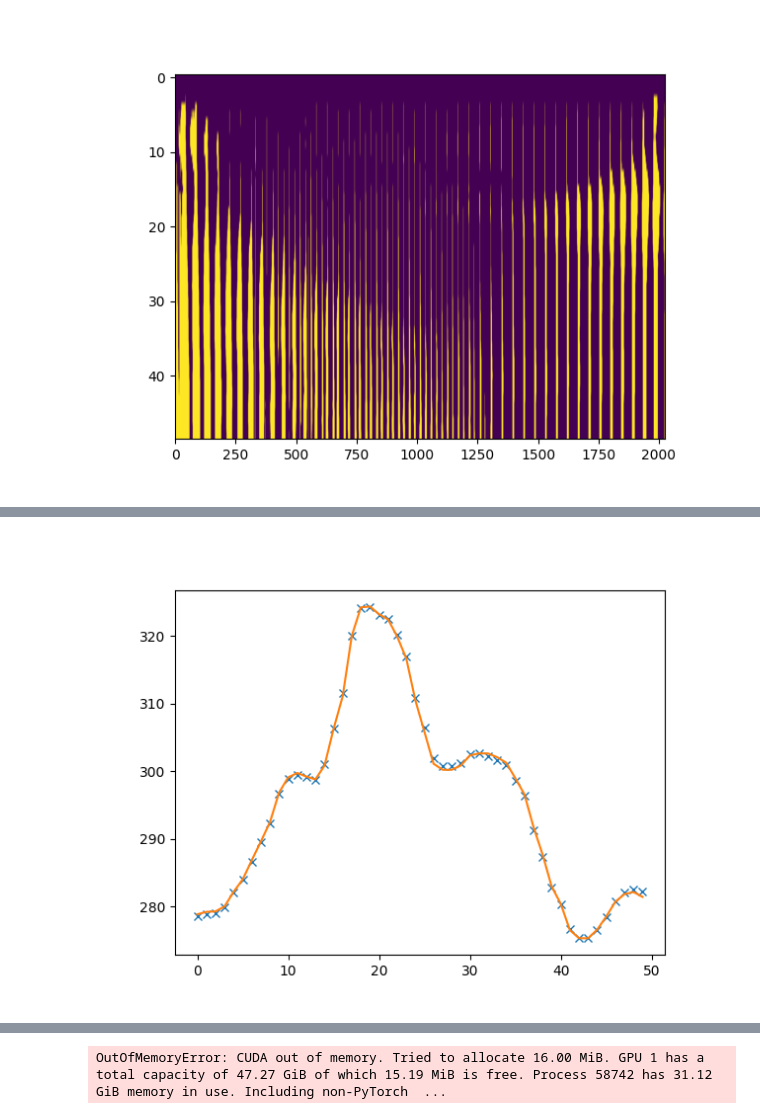
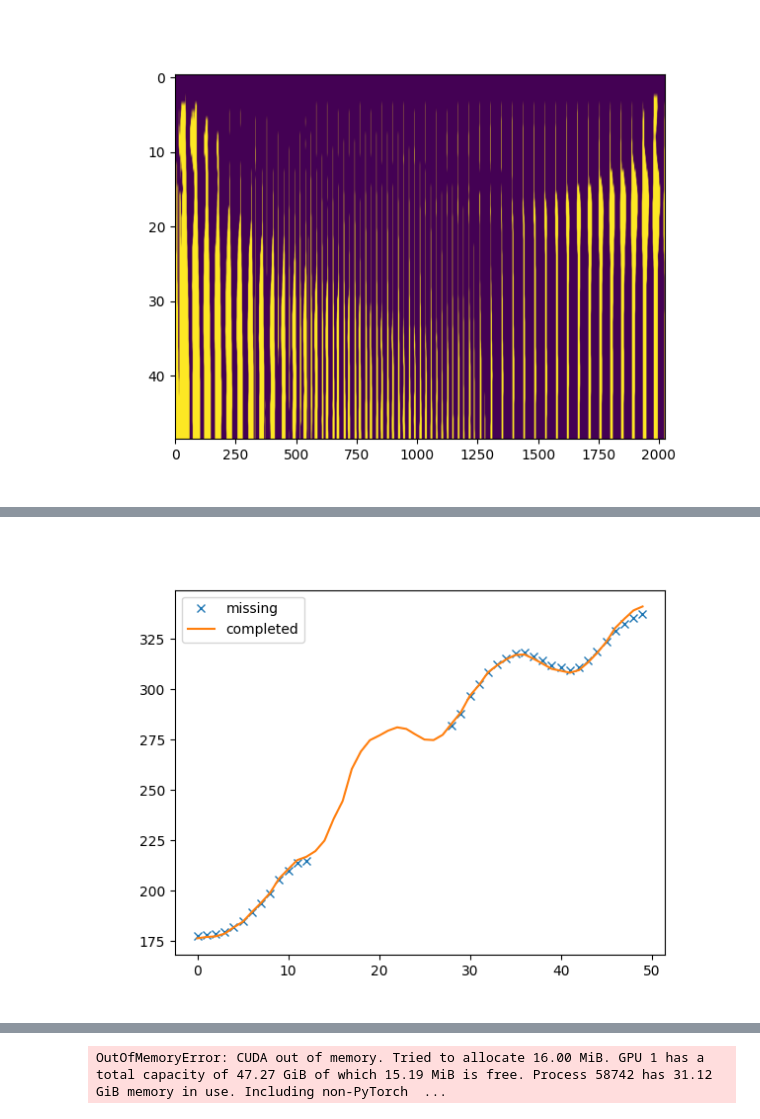
Before and after one commit to manel-ferreira-01/mast3r, a Jupyter notebook: demo.ipynb, the cells around one changed output, grey strips where cells are left out. Cells and saved outputs as stored; diff of their text form; code cells hidden in the pictures.

```diff
--- a/demo.ipynb
+++ b/demo.ipynb
@@ -623,12 +497,14 @@ plt.show()
 # %%
 %matplotlib widget
 plt.figure()
 idx = np.random.randint(0, obs_missing.shape[1])
-plt.plot(obs_missing[0:num_frame,idx],"x")
-plt.plot(M_completed[0:num_frame,idx])
+idx = 1950
+plt.plot(obs_missing[0:num_frames,idx],"x", label="missing")
+plt.plot(M_completed[0:num_frames,idx], label="completed")
+plt.legend()
 plt.show()
 # %% [output]
-[figure, old version]
+[figure, new version]
 # %%
 %matplotlib widget
 import rerun as rr
```
Also changed, not shown: parts of 10 cells of this notebook, 2 other files.
